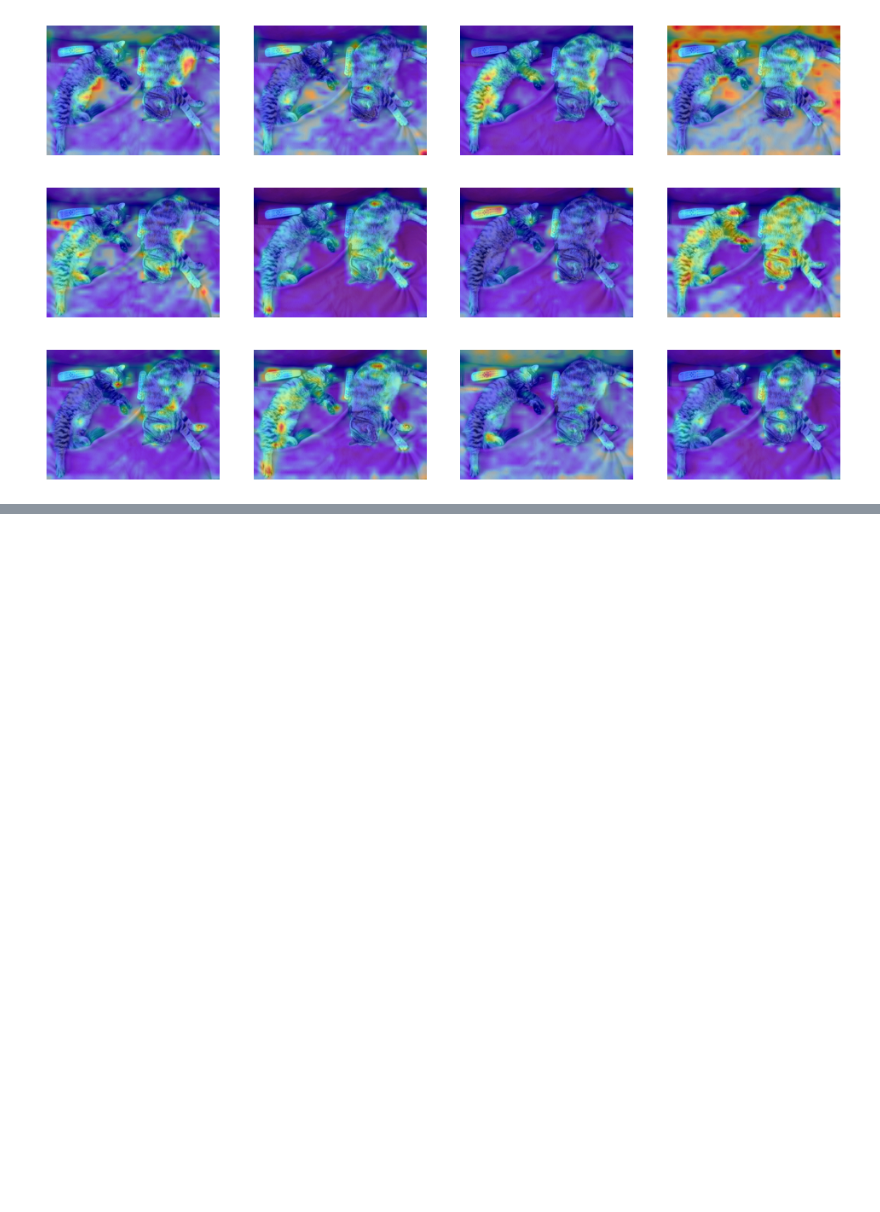
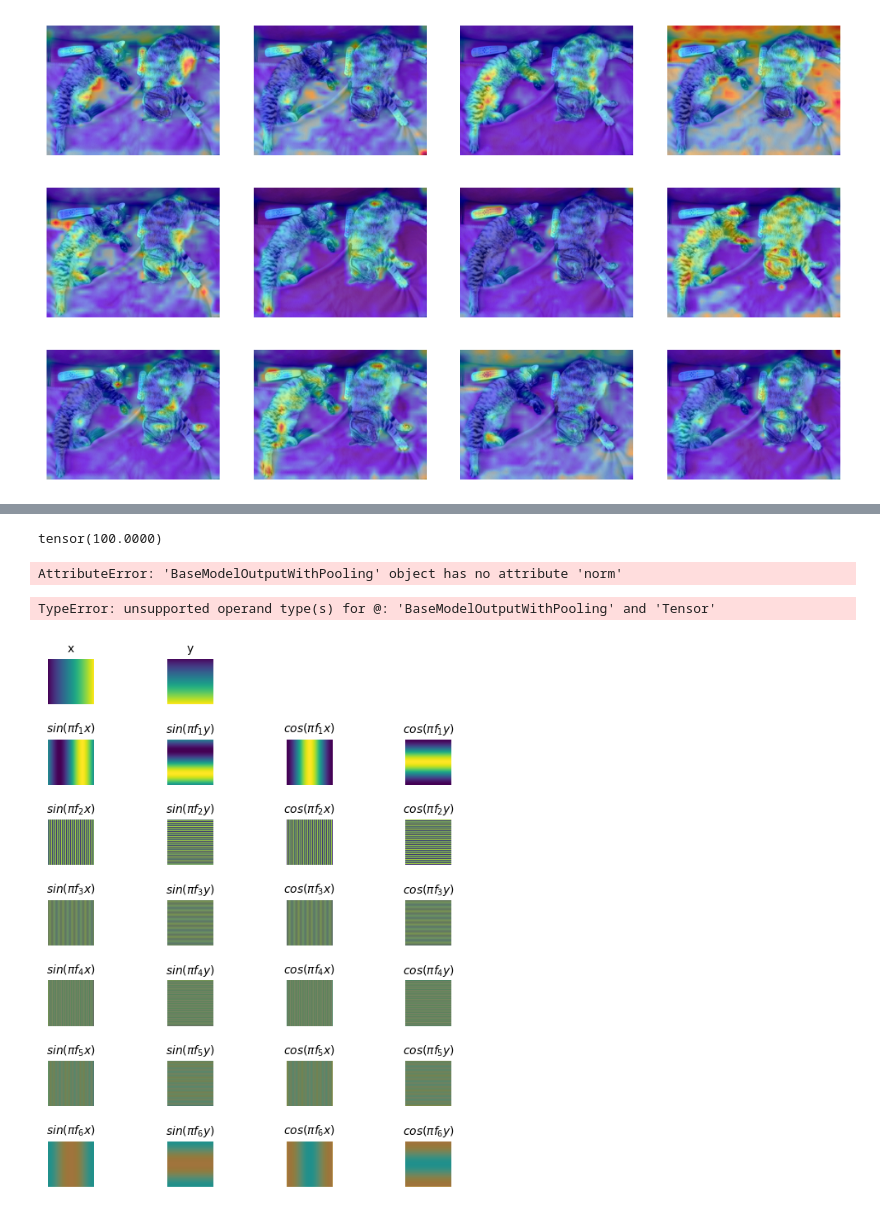
Before and after one commit to proutkarsh3104/Machine-learning-book, a Jupyter notebook: Pytorch AI/chapter_16_Vision_Transformers.ipynb, the cells around one changed output, grey strips where cells are left out. Cells and saved outputs as stored; diff of their text form; code cells hidden in the pictures; blank space fills up the shorter version.

```diff
--- a/Pytorch AI/chapter_16_Vision_Transformers.ipynb
+++ b/Pytorch AI/chapter_16_Vision_Transformers.ipynb
@@ -284,0 +357,77 @@ ii
+# %%
+temperature
+# %% [output]
+tensor(100.0000)
+# %%
+from transformers import CLIPTokenizer, CLIPImageProcessor, CLIPModel
+from PIL import Image
+import urllib.request
+
+model_id = "openai/clip-vit-base-patch32"
+clip_tokenizer = CLIPTokenizer.from_pretrained(model_id)
+clip_image_processor = CLIPImageProcessor.from_pretrained(model_id)
+clip_model = CLIPModel.from_pretrained(model_id)
+
+image = Image.open(urllib.request.urlopen(image_url)).convert("RGB")
+image_inputs = clip_image_processor(images=image, return_tensors="pt")
+with torch.no_grad():
+    image_features = clip_model.get_image_features(**image_inputs)  # [1, 512]
+    image_features /= image_features.norm(dim=1, keepdim=True)
+
+captions = [f"This is a photo of a {label}." for label in candidate_labels]
+text_inputs = clip_tokenizer(captions, padding=True, return_tensors="pt")
+with torch.no_grad():
+    text_features = clip_model.get_text_features(**text_inputs)  # [3, 512]
+    text_features /= text_features.norm(dim=1, keepdim=True)
+# %% [output]
+AttributeError: 'BaseModelOutputWithPooling' object has no attribute 'norm'
+# %%
+similarities = image_features @ text_features.T
+temperature = clip_model.logit_scale.detach().exp()
+rescaled_similarities = similarities * temperature
+probabilities = torch.nn.functional.softmax(rescaled_similarities , dim=1)
+probabilities
+# %% [output]
+TypeError: unsupported operand type(s) for @: 'BaseModelOutputWithPooling' and 'Tensor'
+# %%
+class FourierPositionalEncoding(nn.Module):
+    def __init__(self, num_bands, max_resolution):
+        super().__init__()
+        self.num_bands = num_bands  # number of frequency bands (K in the paper)
+        self.max_resolution = max_resolution  # max coord value (μ in paper)
+        frequencies = torch.linspace(1.0, max_resolution / 2, steps=num_bands)
+        self.register_buffer("frequencies", frequencies)
+
+    def forward(self, X):
+        out = [X]  # X shape is [..., d] (e.g., d=2 for images, d=3 for videos)
+        for freq in self.frequencies:
+            angles = torch.pi * freq * X
+            out += [angles.sin(), angles.cos()]
+        return torch.cat(out, dim=-1)  # output shape: [..., d * (2K + 1)]
+# %%
+H, W = 224, 224
+num_bands = 6
+coords_y = torch.linspace(-1, 1, H)
+coords_x = torch.linspace(-1, 1, W)
+grid_y, grid_x = torch.meshgrid(coords_y, coords_x, indexing="ij")
+pos = torch.stack([grid_x, grid_y], dim=-1)  # shape [H, W, 2]
+
+X = torch.rand(10, 224 * 224, 3)
+fourier_pos_enc = FourierPositionalEncoding(num_bands=num_bands, max_resolution=H)
+pos_encodings = fourier_pos_enc(pos)
+# %%
+titles = ["x", "y"]
+for f in range(1, 6+1):
+    titles += [f"$sin(πf_{f}x)$", f"$sin(πf_{f}y)$", f"$cos(πf_{f}x)$", f"$cos(πf_{f}y)$"]
+
+plt.figure(figsize=(6, 8))
+for dim in range(26):
+    plt.subplot(8, 4, dim + 1 + (2 if dim > 1 else 0))
+    plt.imshow(pos_encodings[..., dim])
+    plt.title(titles[dim], fontsize=10)
+    plt.axis("off")
+
+plt.tight_layout()
+plt.show()
+# %% [output]
+[figure, added]
```
Also changed, not shown: parts of 10 cells of this notebook.
